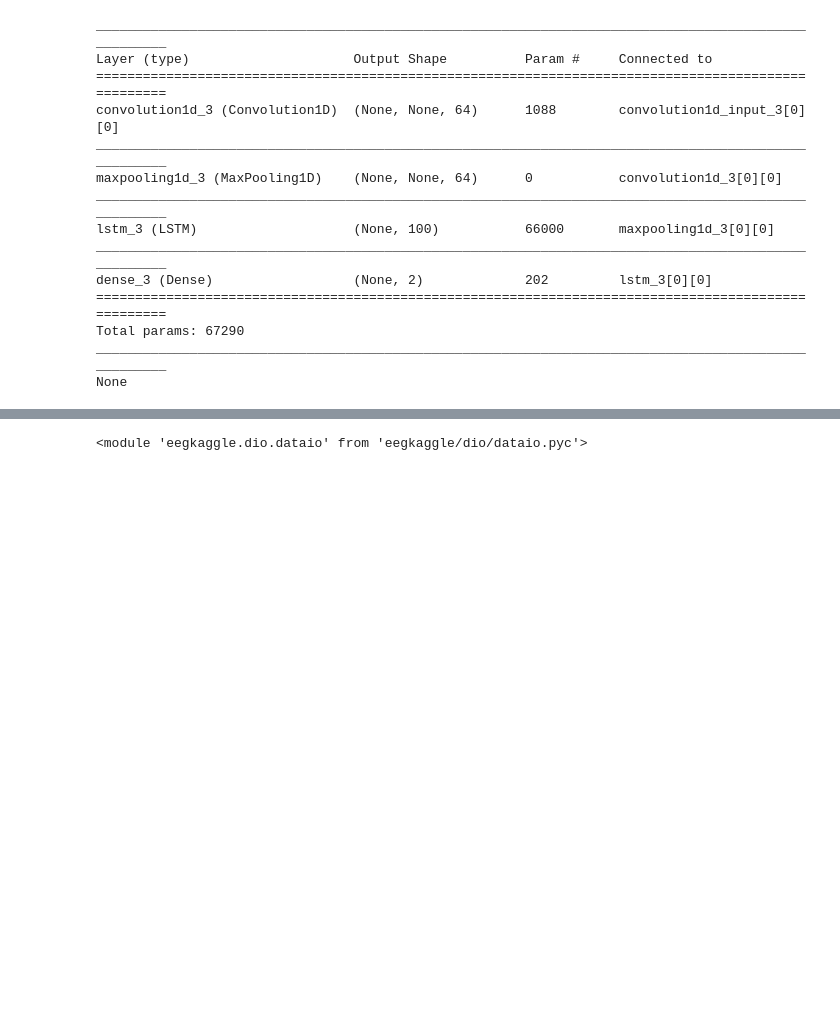
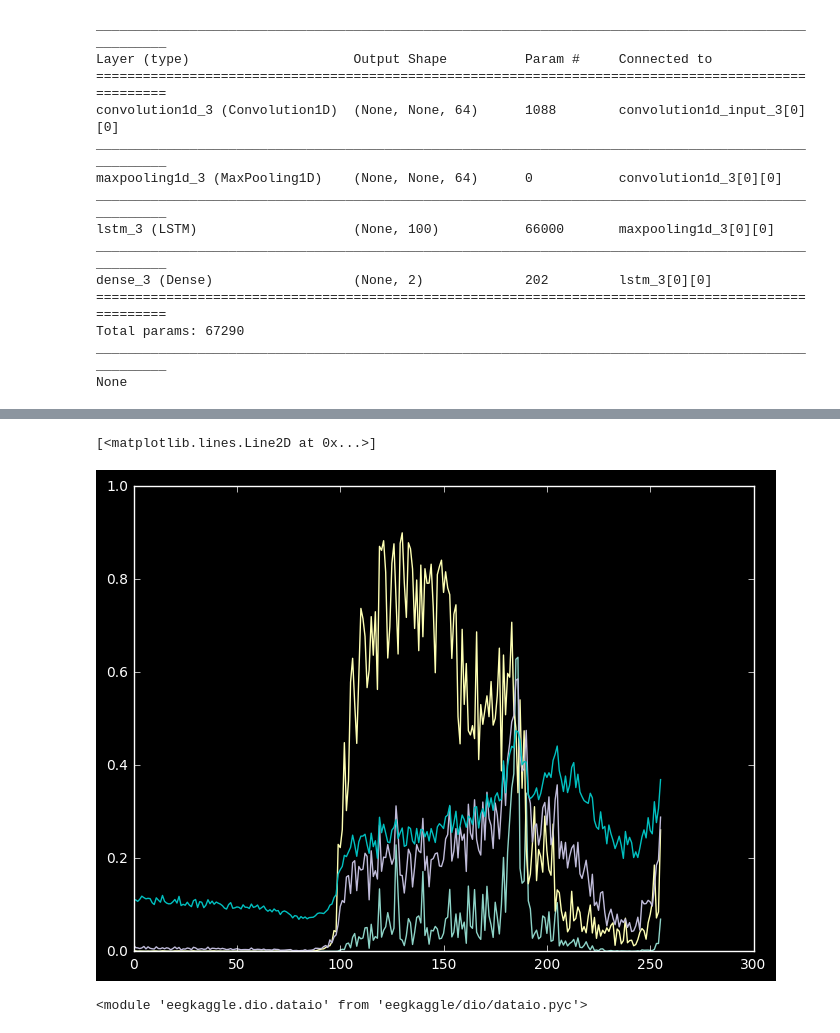
Before and after one commit to xkortex/eeg_seizure_prediction, a Jupyter notebook: autoencoder01.ipynb, the cells around one changed output, grey strips where cells are left out. Cells and saved outputs as stored; diff of their text form; code cells hidden in the pictures; blank space fills up the shorter version.

```diff
--- a/autoencoder01.ipynb
+++ b/autoencoder01.ipynb
@@ -140,0 +288,7 @@ None
+# %%
+x_train = ds2
+ae2.fit(x_train, x_train,
+                nb_epoch=50,
+                batch_size=256,
+                shuffle=True,
+                validation_split=.3)
@@ -141,3 +306,16 @@ None
+# %%
+# encode and decode some digits
+# note that we take them from the *test* set
+encoded_imgs = encoder2.predict(x_train)
+decoded_imgs = decoder2.predict(encoded_imgs)
+# %%
+for i in range(3):
+    plot(decoded_imgs[np.random.randint(0, decoded_imgs.shape[0])])
+
+plot(np.mean(decoded_imgs, axis=0), 'c')
+# %% [output]
+[<matplotlib.lines.Line2D at 0x...>]
+[figure, added]
 # %%
 os.chdir('/home/mike/ve/ml/')
 from eegkaggle.dio import dataio
```
Also changed, not shown: parts of 13 cells of this notebook, 2 other files.
